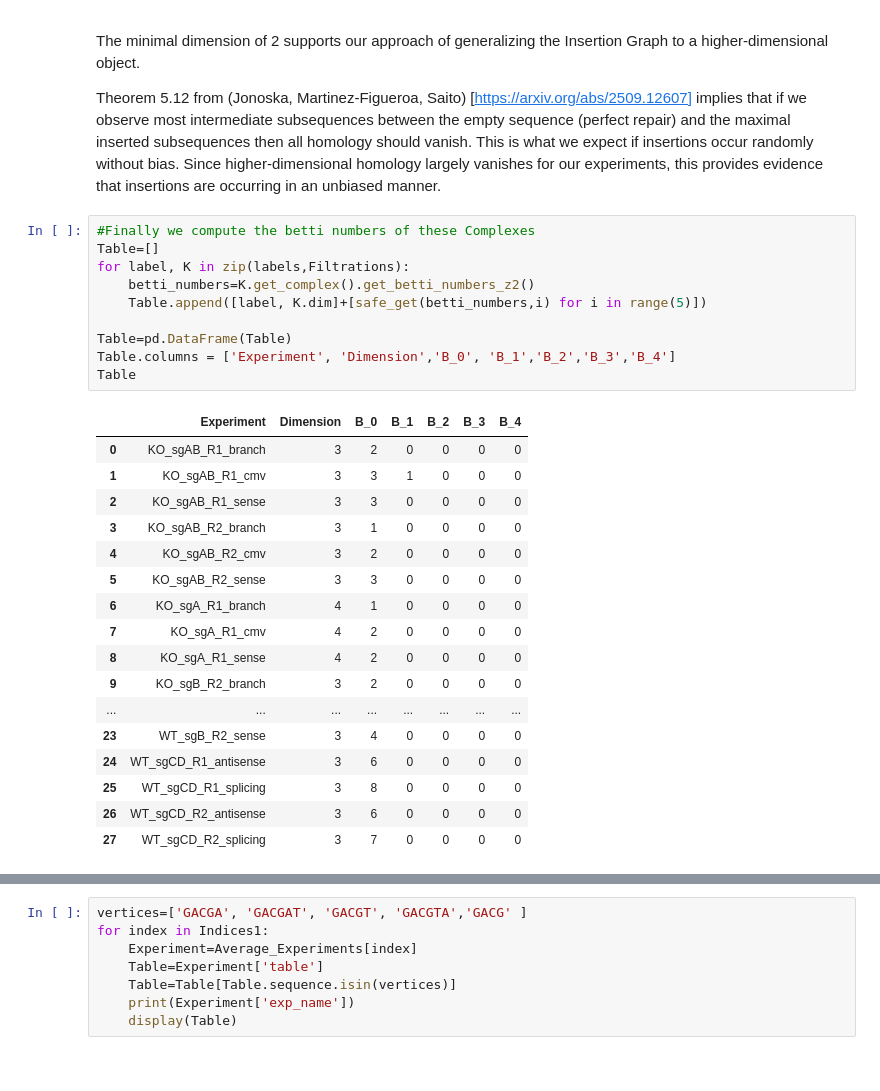
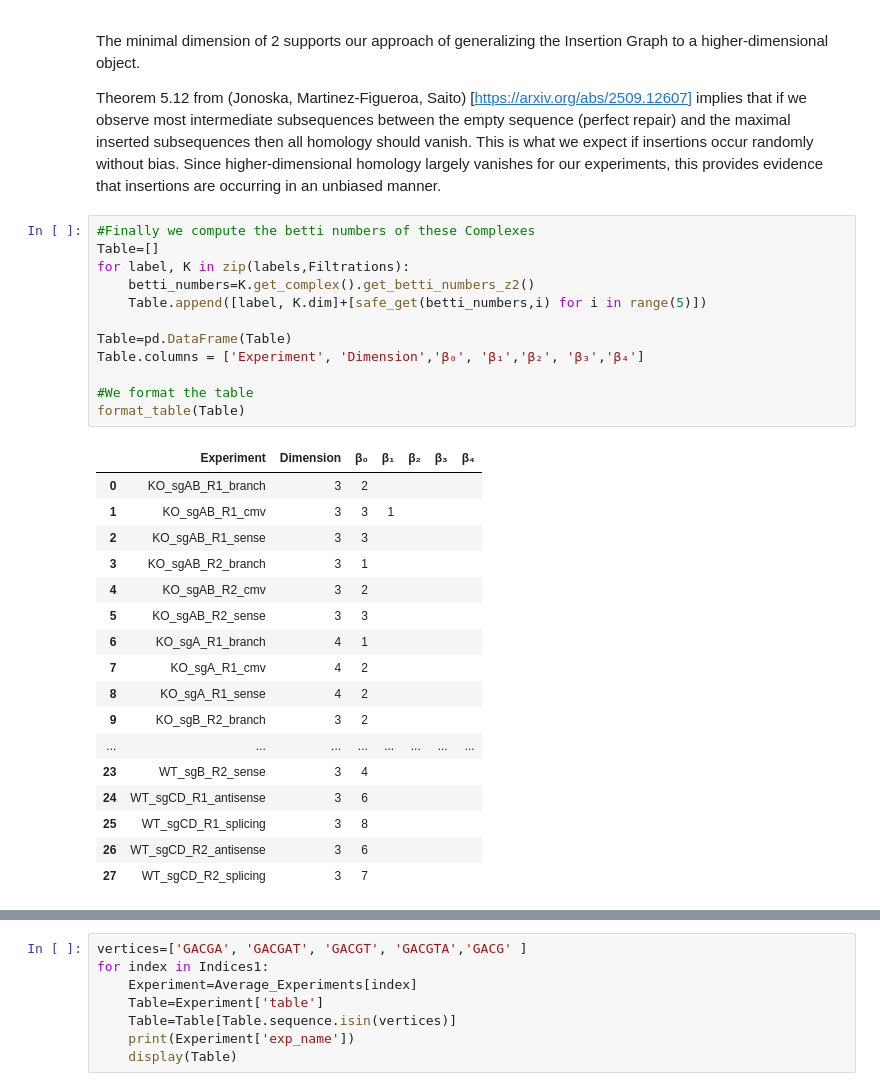
Before and after one commit to USF-DNA-Knot-Math/InDelsTopo, a Jupyter notebook: examples/Example1_DNA_dsb_repair/2_DNA_DSB_InDelsTopo_AvgAnalysis.ipynb, the cells around one changed output, grey strips where cells are left out. Saved outputs shown, nothing was run; the diff lists cells and outputs as text.

```diff
--- a/examples/Example1_DNA_dsb_repair/2_DNA_DSB_InDelsTopo_AvgAnalysis.ipynb
+++ b/examples/Example1_DNA_dsb_repair/2_DNA_DSB_InDelsTopo_AvgAnalysis.ipynb
@@ -139,28 +140,30 @@ Theorem 5.12 from (Jonoska, Martinez-Figueroa, Saito) [https://arxiv.org/abs/250
 # %%
 #Finally we compute the betti numbers of these Complexes
 Table=[]
 for label, K in zip(labels,Filtrations):
     betti_numbers=K.get_complex().get_betti_numbers_z2()
     Table.append([label, K.dim]+[safe_get(betti_numbers,i) for i in range(5)])
 
 Table=pd.DataFrame(Table)
-Table.columns = ['Experiment', 'Dimension','B_0', 'B_1','B_2','B_3','B_4']
-Table
+Table.columns = ['Experiment', 'Dimension','β₀', 'β₁','β₂', 'β₃','β₄']
+
+#We format the table
+format_table(Table)
 # %% [output]
-|  | Experiment | Dimension | B_0 | B_1 | B_2 | B_3 | B_4 |
-| 0 | KO_sgAB_R1_branch | 3 | 2 | 0 | 0 | 0 | 0 |
-| 1 | KO_sgAB_R1_cmv | 3 | 3 | 1 | 0 | 0 | 0 |
-| 2 | KO_sgAB_R1_sense | 3 | 3 | 0 | 0 | 0 | 0 |
-| 3 | KO_sgAB_R2_branch | 3 | 1 | 0 | 0 | 0 | 0 |
-| 4 | KO_sgAB_R2_cmv | 3 | 2 | 0 | 0 | 0 | 0 |
-| 5 | KO_sgAB_R2_sense | 3 | 3 | 0 | 0 | 0 | 0 |
-| 6 | KO_sgA_R1_branch | 4 | 1 | 0 | 0 | 0 | 0 |
-| 7 | KO_sgA_R1_cmv | 4 | 2 | 0 | 0 | 0 | 0 |
-| 8 | KO_sgA_R1_sense | 4 | 2 | 0 | 0 | 0 | 0 |
-| 9 | KO_sgB_R2_branch | 3 | 2 | 0 | 0 | 0 | 0 |
+|  | Experiment | Dimension | β₀ | β₁ | β₂ | β₃ | β₄ |
+| 0 | KO_sgAB_R1_branch | 3 | 2 |  |  |  |  |
+| 1 | KO_sgAB_R1_cmv | 3 | 3 | 1 |  |  |  |
+| 2 | KO_sgAB_R1_sense | 3 | 3 |  |  |  |  |
+| 3 | KO_sgAB_R2_branch | 3 | 1 |  |  |  |  |
+| 4 | KO_sgAB_R2_cmv | 3 | 2 |  |  |  |  |
+| 5 | KO_sgAB_R2_sense | 3 | 3 |  |  |  |  |
+| 6 | KO_sgA_R1_branch | 4 | 1 |  |  |  |  |
+| 7 | KO_sgA_R1_cmv | 4 | 2 |  |  |  |  |
+| 8 | KO_sgA_R1_sense | 4 | 2 |  |  |  |  |
+| 9 | KO_sgB_R2_branch | 3 | 2 |  |  |  |  |
 | ... | ... | ... | ... | ... | ... | ... | ... |
-| 23 | WT_sgB_R2_sense | 3 | 4 | 0 | 0 | 0 | 0 |
-| 24 | WT_sgCD_R1_antisense | 3 | 6 | 0 | 0 | 0 | 0 |
-| 25 | WT_sgCD_R1_splicing | 3 | 8 | 0 | 0 | 0 | 0 |
-| 26 | WT_sgCD_R2_antisense | 3 | 6 | 0 | 0 | 0 | 0 |
-| 27 | WT_sgCD_R2_splicing | 3 | 7 | 0 | 0 | 0 | 0 |
+| 23 | WT_sgB_R2_sense | 3 | 4 |  |  |  |  |
+| 24 | WT_sgCD_R1_antisense | 3 | 6 |  |  |  |  |
+| 25 | WT_sgCD_R1_splicing | 3 | 8 |  |  |  |  |
+| 26 | WT_sgCD_R2_antisense | 3 | 6 |  |  |  |  |
+| 27 | WT_sgCD_R2_splicing | 3 | 7 |  |  |  |  |
```
Also changed, not shown: parts of 7 cells of this notebook, 3 other files.
